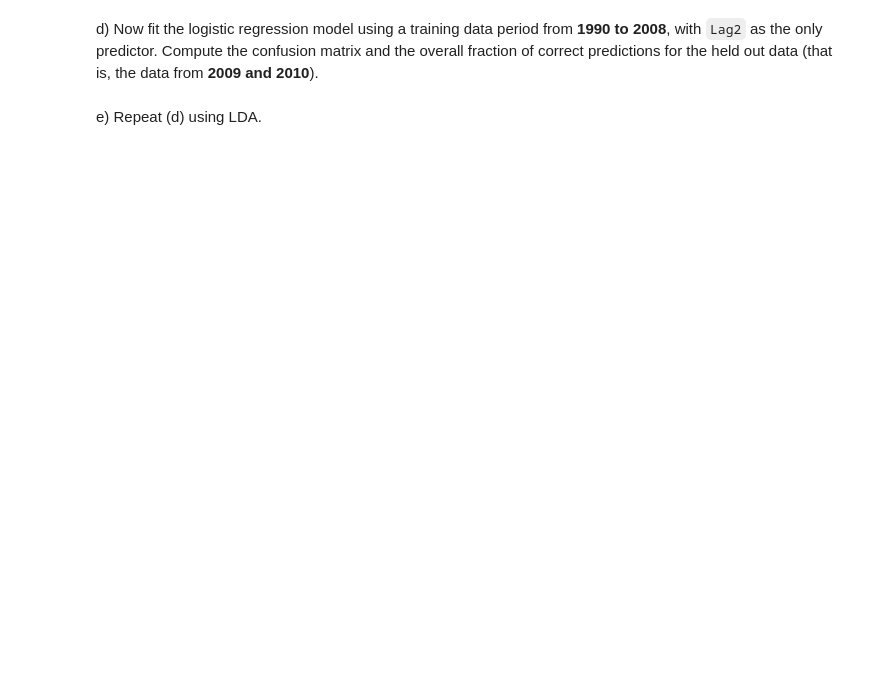
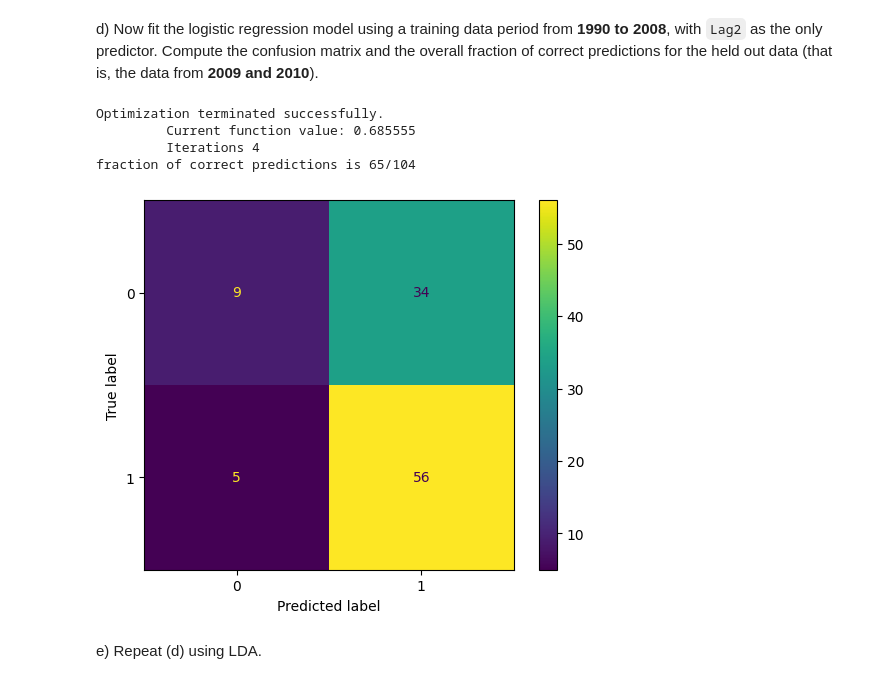
Before and after one commit to christian-ortmann/INFO521, a Jupyter notebook: ortmann_hw4_521.ipynb, the cells around one changed output. Drawn from its saved outputs; the diff is of its cells as text; code cells hidden in the pictures; blank space fills up the shorter version.

```diff
--- a/ortmann_hw4_521.ipynb
+++ b/ortmann_hw4_521.ipynb
@@ -157,8 +178,36 @@ c) Compute the __confusion matrix__ and overall fraction of correct predictions.
   d) Now fit the logistic regression model using a training data period from __1990 to 2008__, with `Lag2` as the only predictor. Compute the confusion matrix and the overall fraction of correct predictions for the held out data (that is, the data from __2009 and 2010__).
 # %%
 # BEGIN SOLUTION
+#train with data from 1990-2008, test with data from 2009-2010
+
+weekly['dirBin'] = weekly["Direction"].map({"Up": 1, "Down": 0}) #convert strings to numeric categories
+
+x_train = weekly.loc[weekly['Year']<2009]['Lag2']#lag2 from early years
+y_train = weekly.loc[weekly['Year']<2009]['dirBin']#direction from early years
+
+x_test = weekly.loc[weekly['Year']>2008]['Lag2']#direction from later years
+y_test = weekly.loc[weekly['Year']>2008]['dirBin']
+
+x_testC = sm.add_constant(x_test) #add constant
+x_trainC = sm.add_constant(x_train) #add constant
+logitModel = sm.Logit(y_train, x_trainC).fit()
+logitModel.summary()
+
+logitModelPredict = logitModel.predict(x_testC)
+predictionDir = list(map(round, logitModelPredict)) #round probabilities
+
+cm = confusion_matrix(y_test,predictionDir)
+ConfusionMatrixDisplay(confusion_matrix = cm).plot();
+print(f'fraction of correct predictions is {(cm[0][0] + cm[1][1])}/{len(y_test)}')
+
 
 # END SOLUTION
+# %% [output]
+Optimization terminated successfully.
+         Current function value: 0.685555
+         Iterations 4
+fraction of correct predictions is 65/104
+[figure, added]
 # %% [markdown]
 e) Repeat (d) using LDA.
 # %%
```
Also changed, not shown: parts of 26 cells of this notebook.
